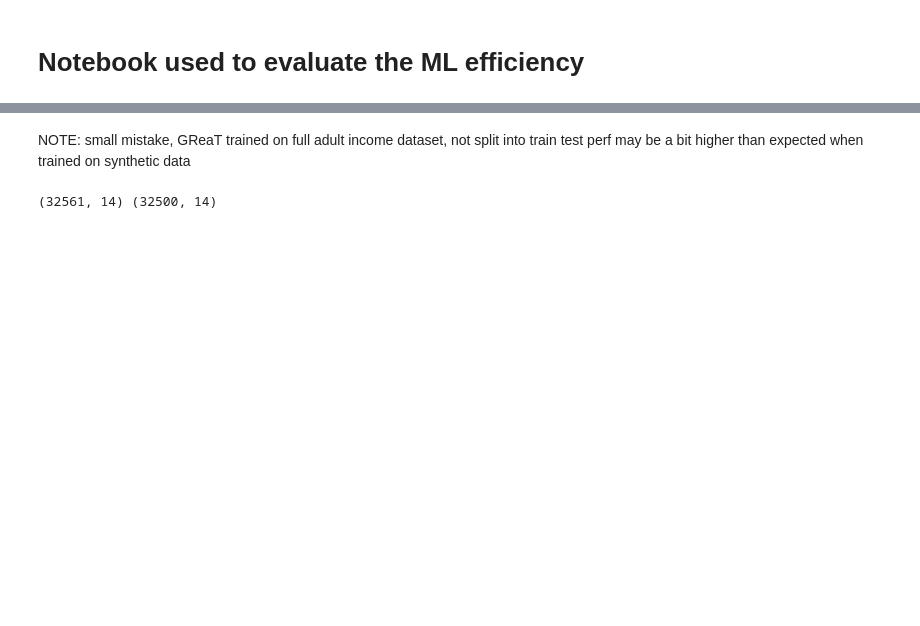
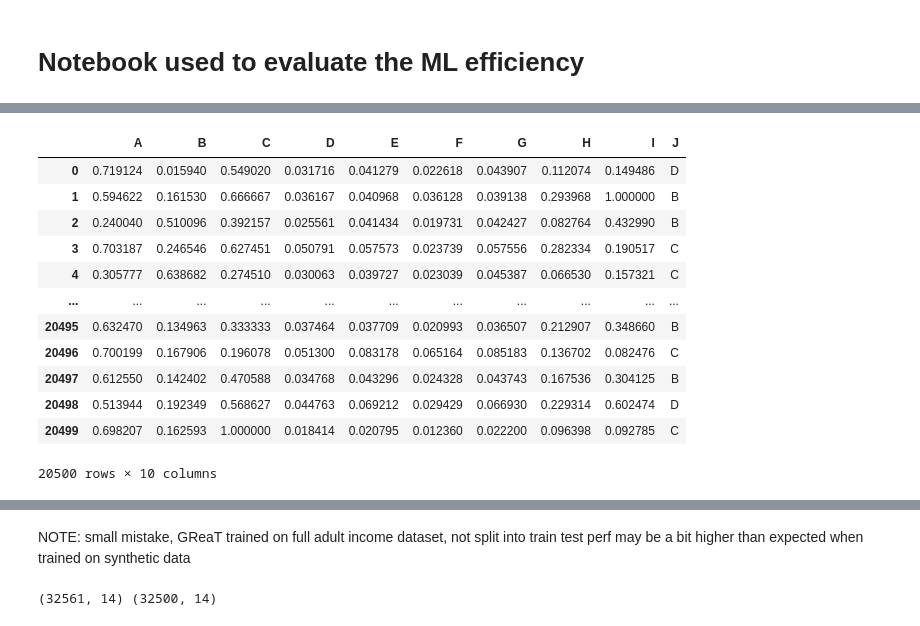
Before and after one commit to bronval/be_great_fairness, a Jupyter notebook: ml_efficiency.ipynb, the cells around one changed output, grey strips where cells are left out. Drawn from its saved outputs; the diff is of its cells as text; code cells hidden in the pictures; blank space fills up the shorter version.

```diff
--- a/ml_efficiency.ipynb
+++ b/ml_efficiency.ipynb
@@ -8,0 +272,18 @@ from datasets import load_dataset
+# %%
+real = pd.read_csv("housing.csv")
+renamed = pd.read_csv("synth_samples/housing_renamed_synthetic.csv")
+renamed
+# %% [output]
+|  | A | B | C | D | E | F | G | H | I | J |
+| 0 | 0.719124 | 0.015940 | 0.549020 | 0.031716 | 0.041279 | 0.022618 | 0.043907 | 0.112074 | 0.149486 | D |
+| 1 | 0.594622 | 0.161530 | 0.666667 | 0.036167 | 0.040968 | 0.036128 | 0.039138 | 0.293968 | 1.000000 | B |
+| 2 | 0.240040 | 0.510096 | 0.392157 | 0.025561 | 0.041434 | 0.019731 | 0.042427 | 0.082764 | 0.432990 | B |
+| 3 | 0.703187 | 0.246546 | 0.627451 | 0.050791 | 0.057573 | 0.023739 | 0.057556 | 0.282334 | 0.190517 | C |
+| 4 | 0.305777 | 0.638682 | 0.274510 | 0.030063 | 0.039727 | 0.023039 | 0.045387 | 0.066530 | 0.157321 | C |
+| ... | ... | ... | ... | ... | ... | ... | ... | ... | ... | ... |
+| 20495 | 0.632470 | 0.134963 | 0.333333 | 0.037464 | 0.037709 | 0.020993 | 0.036507 | 0.212907 | 0.348660 | B |
+| 20496 | 0.700199 | 0.167906 | 0.196078 | 0.051300 | 0.083178 | 0.065164 | 0.085183 | 0.136702 | 0.082476 | C |
+| 20497 | 0.612550 | 0.142402 | 0.470588 | 0.034768 | 0.043296 | 0.024328 | 0.043743 | 0.167536 | 0.304125 | B |
+| 20498 | 0.513944 | 0.192349 | 0.568627 | 0.044763 | 0.069212 | 0.029429 | 0.066930 | 0.229314 | 0.602474 | D |
+| 20499 | 0.698207 | 0.162593 | 1.000000 | 0.018414 | 0.020795 | 0.012360 | 0.022200 | 0.096398 | 0.092785 | C |
+20500 rows × 10 columns
```
Also changed, not shown: parts of 92 cells of this notebook.
